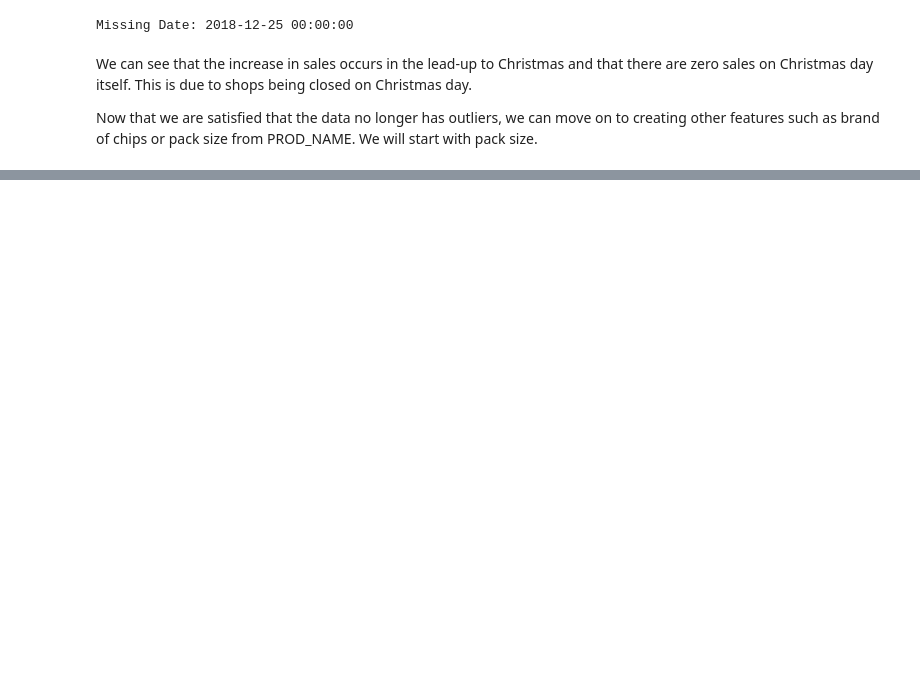
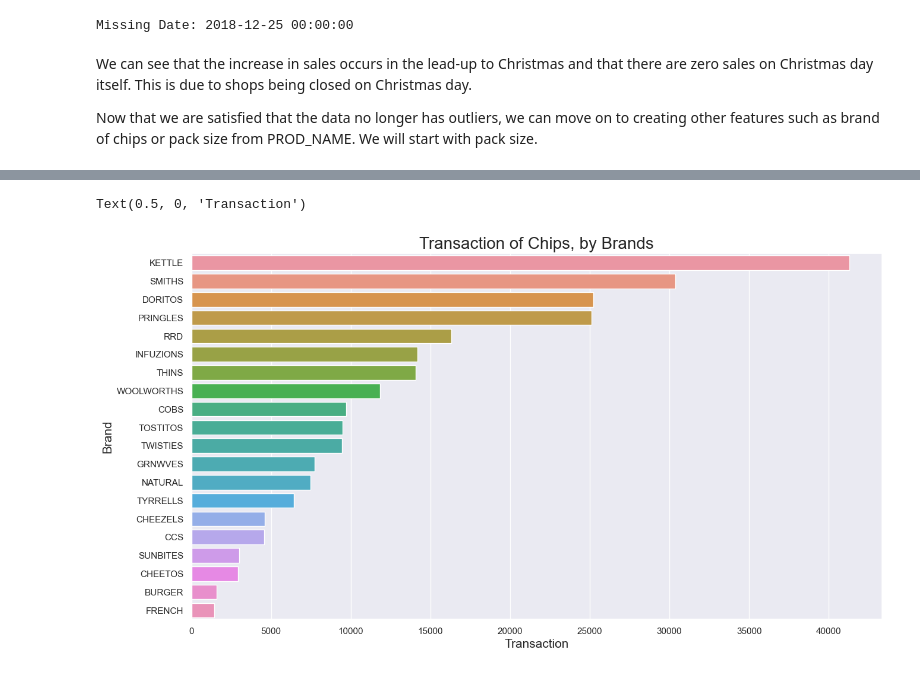
Before and after one commit to Yukitoshi12345/Quantium-Virtual-Internship-Data-Analytics, a Jupyter notebook: Task 1/task1.ipynb, the cells around one changed output, grey strips where cells are left out. Saved outputs shown, nothing was run; the diff lists cells and outputs as text; code cells hidden in the pictures; blank space fills up the shorter version.

```diff
--- a/Task 1/task1.ipynb
+++ b/Task 1/task1.ipynb
@@ -380,0 +452,10 @@ start with pack size.
+# %%
+# Convert the first word in PROD_NAME to uppercase and assign it to the BRAND column
+transaction['BRAND'] = transaction['PROD_NAME'].str.split().str[0].str.upper()
+
+# Checking brands and counting occurrences
+brand_counts = transaction['BRAND'].value_counts().reset_index()
+brand_counts.columns = ['BRAND', 'Count']
+brand_counts = brand_counts.sort_values(by='Count', ascending=False)
+
+brand_counts
@@ -380,0 +483,17 @@ start with pack size.
+# %%
+# Clean brand names
+transaction.loc[transaction['BRAND'] == "RED", 'BRAND'] = "RRD"
+transaction.loc[transaction['BRAND'] == "SNBTS", 'BRAND'] = "SUNBITES"
+transaction.loc[transaction['BRAND'] == "INFZNS", 'BRAND'] = "INFUZIONS"
+transaction.loc[transaction['BRAND'] == "WW", 'BRAND'] = "WOOLWORTHS"
+transaction.loc[transaction['BRAND'] == "SMITH", 'BRAND'] = "SMITHS"
+transaction.loc[transaction['BRAND'] == "NCC", 'BRAND'] = "NATURAL"
+transaction.loc[transaction['BRAND'] == "DORITO", 'BRAND'] = "DORITOS"
+transaction.loc[transaction['BRAND'] == "GRAIN", 'BRAND'] = "GRNWVES"
+
+# Checking brands and counting occurrences
+brand_counts = transaction['BRAND'].value_counts().reset_index()
+brand_counts.columns = ['BRAND', 'Count']
+brand_counts = brand_counts.sort_values(by='BRAND')
+
+brand_counts
@@ -380,0 +518,10 @@ start with pack size.
+# %%
+# Plot a barchart to show the total sales of each brand
+plt.figure(figsize = (15,8))
+sns.barplot(x = transaction["BRAND"].value_counts(),y = transaction["BRAND"].value_counts().index)
+plt.title("Transaction of Chips, by Brands",fontsize = 20)
+plt.ylabel("Brand",fontsize = 15)
+plt.xlabel("Transaction",fontsize = 15)
+# %% [output]
+Text(0.5, 0, 'Transaction')
+[figure, added]
```
Also changed, not shown: parts of 14 cells of this notebook.
